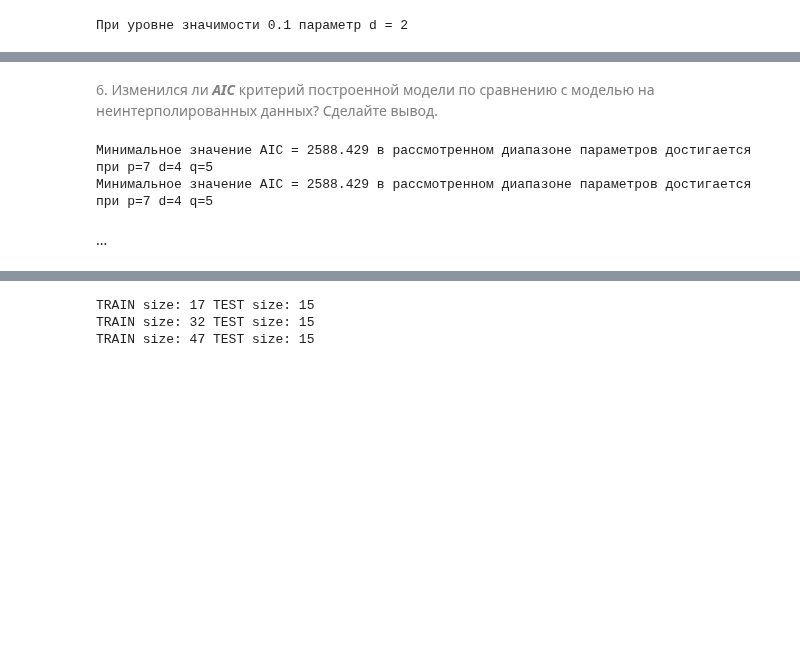
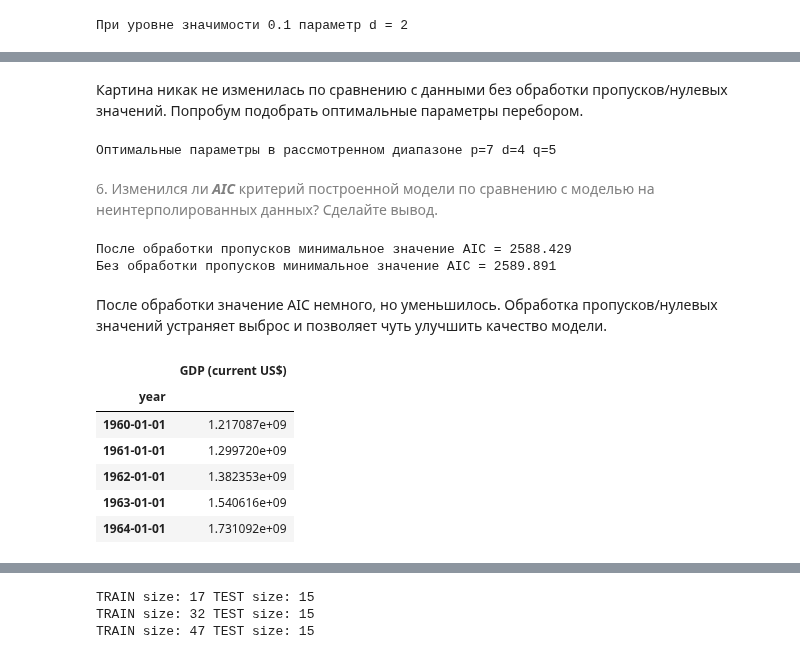
Before and after one commit to IvanovDmitryV/skillfactory_rds, a Jupyter notebook: Unit_7_restart/Project_7.ipynb, the cells around one changed output, grey strips where cells are left out. Saved outputs shown, nothing was run; the diff lists cells and outputs as text; code cells hidden in the pictures; blank space fills up the shorter version.

```diff
--- a/Unit_7_restart/Project_7.ipynb
+++ b/Unit_7_restart/Project_7.ipynb
@@ -256,3 +266,5 @@ plt.show()
+# %% [markdown]
+Картина никак не изменилась по сравнению с данными без обработки пропусков/нулевых значений. Попробум подобрать оптимальные параметры перебором.
 # %%
 pp, dd, qq = range(1,8), range(0,5), range(1,9)
 inter_aic_series = pd.Series()
@@ -261,16 +273,28 @@ for p,d,q in itertools.product(pp, dd, qq, repeat=1):
     mod = ARIMA(train,order=(p,d,q),freq='AS')
     res = mod.fit()
     inter_aic_series = inter_aic_series.append(pd.Series(index = [(p,d,q)], data=res.aic))
+
+print('Оптимальные параметры в рассмотренном диапазоне p={} d={} q={}'
+      .format(*inter_aic_series.idxmin()))
+# %% [output]
+Оптимальные параметры в рассмотренном диапазоне p=7 d=4 q=5
 # %% [markdown]
 <span style="color: gray">6. Изменился ли ***AIC*** критерий построенной модели по сравнению с моделью на неинтерполированных данных? Сделайте вывод.<span>
 # %%
-print('Минимальное значение AIC = {:.3f} в рассмотренном диапазоне параметров достигается \
-при p={} d={} q={}'.format(inter_aic_series.min(),*inter_aic_series.idxmin()))
-
-print('Минимальное значение AIC = {:.3f} в рассмотренном диапазоне параметров достигается \
-при p={} d={} q={}'.format(aic_series.min(),*aic_series.idxmin()))
+print('После обработки пропусков минимальное значение AIC = {:.3f} '.format(inter_aic_series.min()))
+print('Без обработки пропусков минимальное значение AIC = {:.3f} '.format(aic_series.min()))
 # %% [output]
-Минимальное значение AIC = 2588.429 в рассмотренном диапазоне параметров достигается при p=7 d=4 q=5
-Минимальное значение AIC = 2588.429 в рассмотренном диапазоне параметров достигается при p=7 d=4 q=5
+После обработки пропусков минимальное значение AIC = 2588.429
+Без обработки пропусков минимальное значение AIC = 2589.891
 # %% [markdown]
-...
+После обработки значение AIC немного, но уменьшилось. Обработка пропусков/нулевых значений устраняет выброс и позволяет чуть улучшить качество модели.
+# %%
+train.head()
+# %% [output]
+|  | GDP (current US$) |
+| year |  |
+| 1960-01-01 | 1.217087e+09 |
+| 1961-01-01 | 1.299720e+09 |
+| 1962-01-01 | 1.382353e+09 |
+| 1963-01-01 | 1.540616e+09 |
+| 1964-01-01 | 1.731092e+09 |
```
Also changed, not shown: parts of 28 cells of this notebook, 5 other files.
